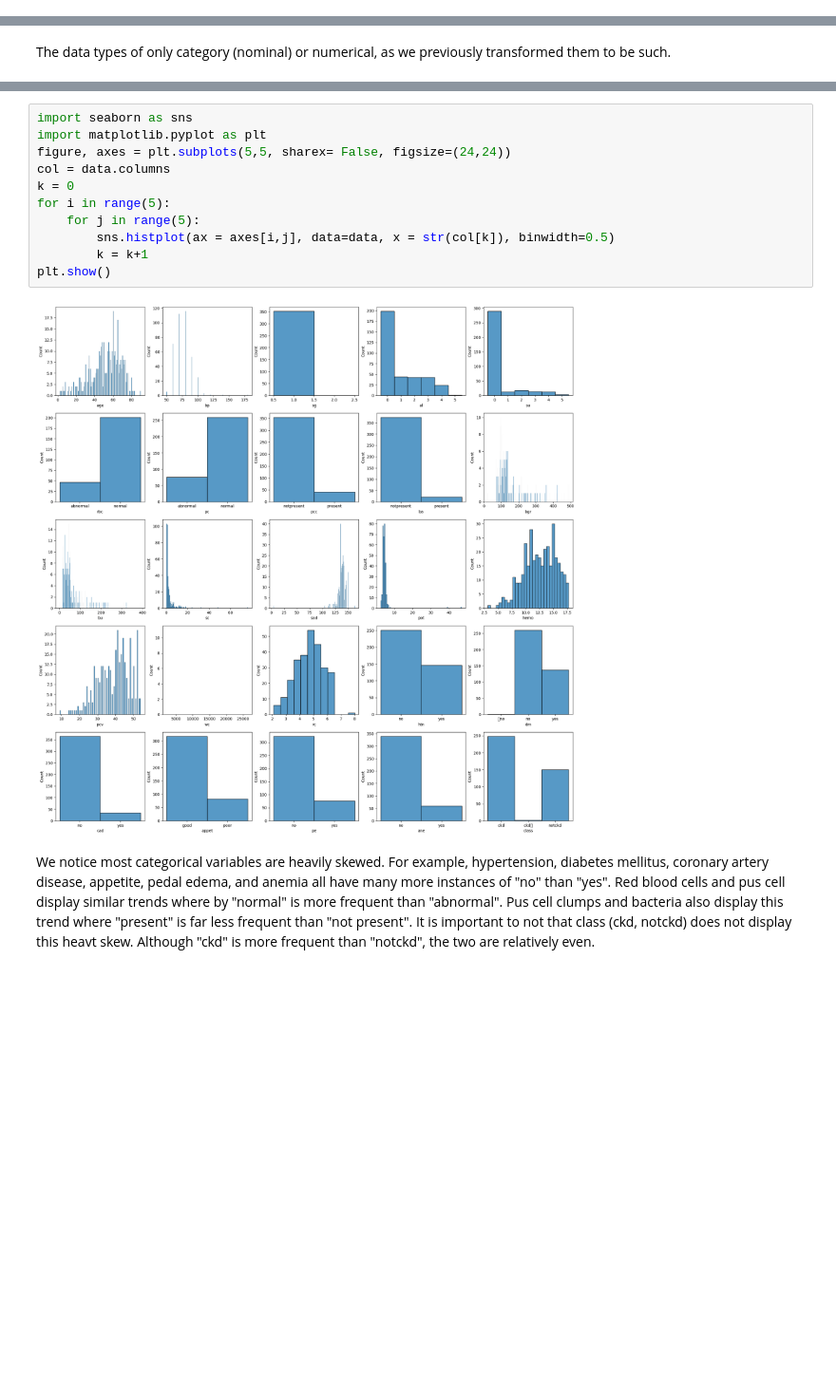
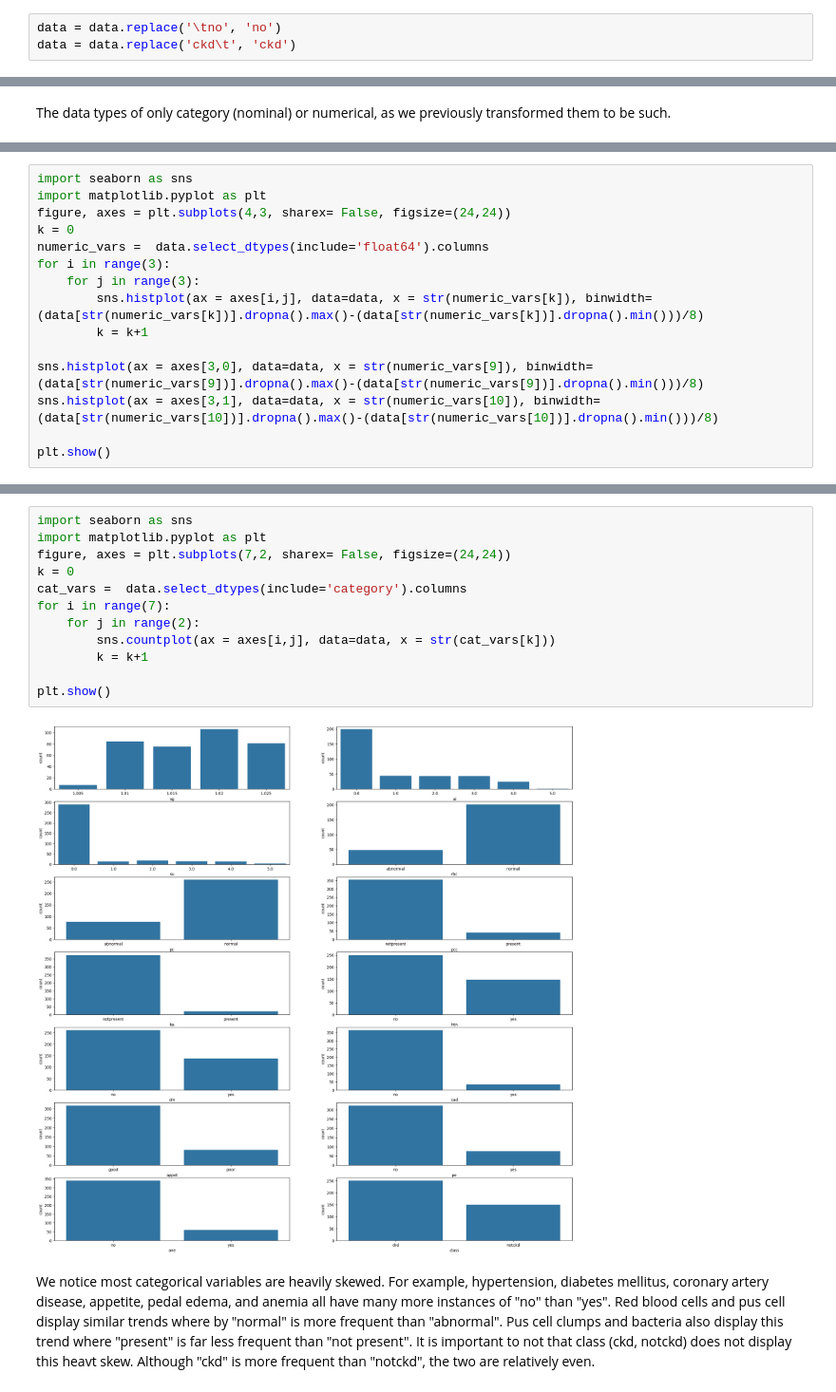
Before and after one commit to seebachl/3DA3-Asgmt-6, a Jupyter notebook: Seebach_Lily_HW6.ipynb, the cells around one changed output, grey strips where cells are left out. Shown at 95% size. Saved outputs shown, nothing was run; the diff lists cells and outputs as text; blank space fills up the shorter version.

```diff
--- a/Seebach_Lily_HW6.ipynb
+++ b/Seebach_Lily_HW6.ipynb
@@ -161,3 +142,6 @@ We can see that all variables have missing values, since no counts equal 400 (ex
+# %%
+data = data.replace('\tno', 'no')
+data = data.replace('ckd\t', 'ckd')
 # %% [markdown]
 Next we re-examine the data types
 # %%
@@ -186,0 +175,15 @@ Finally, we look at variables' distributions.
+# %%
+import seaborn as sns
+import matplotlib.pyplot as plt
+figure, axes = plt.subplots(4,3, sharex= False, figsize=(24,24))
+k = 0
+numeric_vars =  data.select_dtypes(include='float64').columns
+for i in range(3):
+    for j in range(3):
+        sns.histplot(ax = axes[i,j], data=data, x = str(numeric_vars[k]), binwidth=(data[str(numeric_vars[k])].dropna().max()-(data[str(numeric_vars[k])].dropna().min()))/8)
+        k = k+1
+
+sns.histplot(ax = axes[3,0], data=data, x = str(numeric_vars[9]), binwidth=(data[str(numeric_vars[9])].dropna().max()-(data[str(numeric_vars[9])].dropna().min()))/8)
+sns.histplot(ax = axes[3,1], data=data, x = str(numeric_vars[10]), binwidth=(data[str(numeric_vars[10])].dropna().max()-(data[str(numeric_vars[10])].dropna().min()))/8)
+
+plt.show()
@@ -187,16 +194,17 @@ Finally, we look at variables' distributions.
 # %%
 import seaborn as sns
 import matplotlib.pyplot as plt
-figure, axes = plt.subplots(5,5, sharex= False, figsize=(24,24))
-col = data.columns
+figure, axes = plt.subplots(7,2, sharex= False, figsize=(24,24))
 k = 0
-for i in range(5):
-    for j in range(5):
-        sns.histplot(ax = axes[i,j], data=data, x = str(col[k]), binwidth=0.5)
+cat_vars =  data.select_dtypes(include='category').columns
+for i in range(7):
+    for j in range(2):
+        sns.countplot(ax = axes[i,j], data=data, x = str(cat_vars[k]))
         k = k+1
+
 plt.show()
 # %% [output]
-[figure, old version]
+[figure, new version]
 # %% [markdown]
 We notice most categorical variables are heavily skewed. For example, hypertension, diabetes mellitus, coronary artery disease, appetite, pedal edema, and anemia all have many more instances of "no" than "yes". Red blood cells and pus cell display similar trends where by "normal" is more frequent than "abnormal". Pus cell clumps and bacteria also display this trend where "present" is far less frequent than "not present". It is important to not that class (ckd, notckd) does not display this heavt skew. Although "ckd" is more frequent than "notckd", the two are relatively even.
 # %% [markdown]
```
Also changed, not shown: parts of 41 cells of this notebook.
